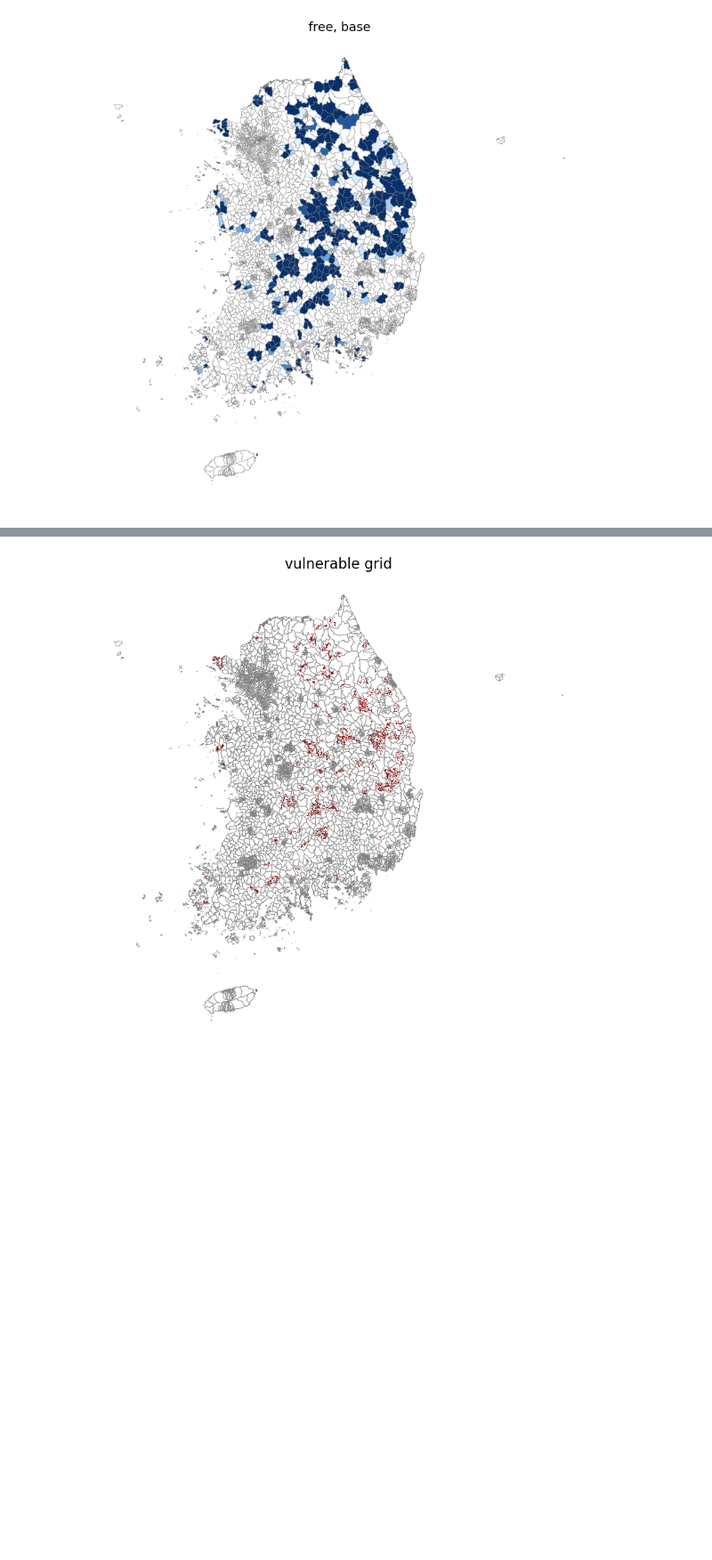
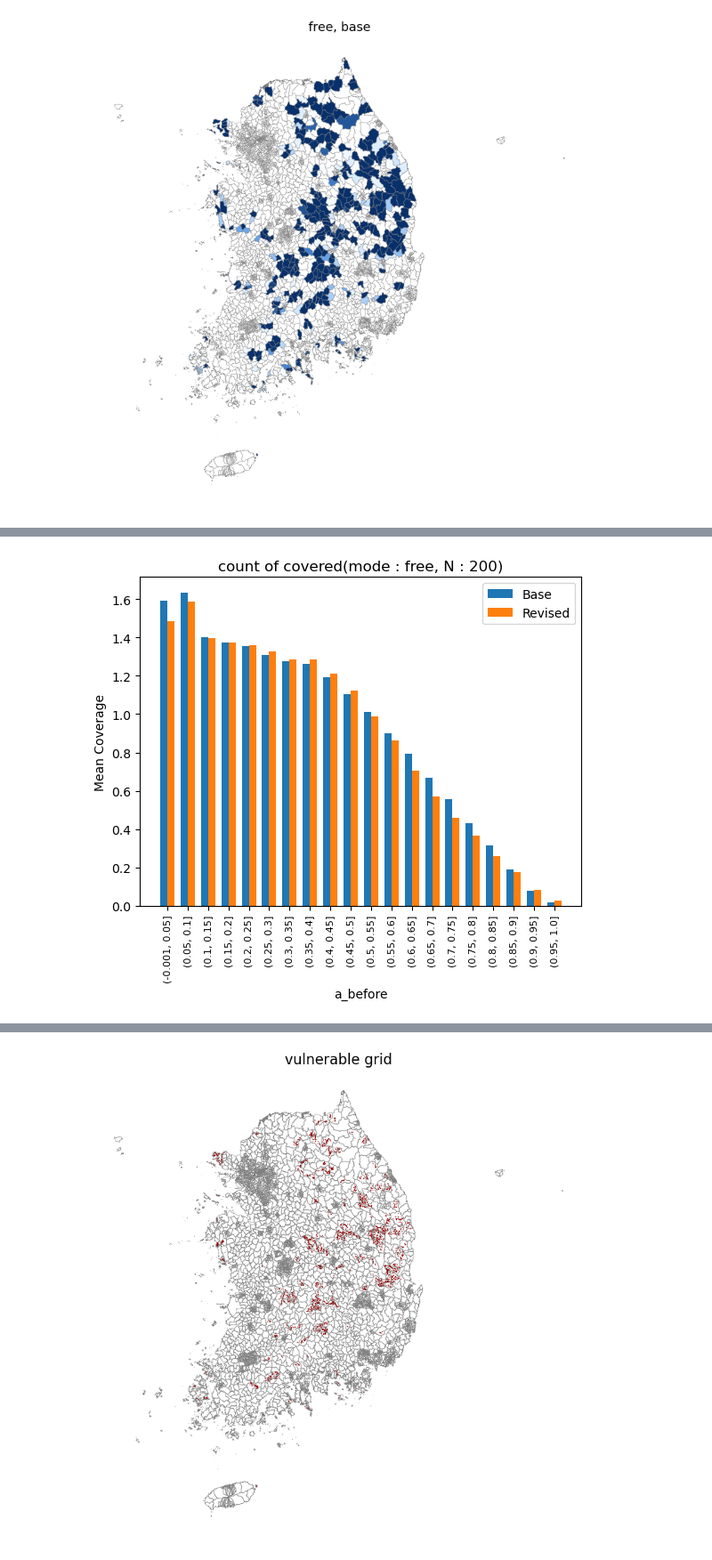
Before and after one commit to hshoon16/publichealth, a Jupyter notebook: analyze.ipynb, the cells around one changed output, grey strips where cells are left out. Shown at 89% size. Saved outputs shown, nothing was run; the diff lists cells and outputs as text; code cells hidden in the pictures; blank space fills up the shorter version.

```diff
--- a/analyze.ipynb
+++ b/analyze.ipynb
@@ -346,3 +345,5 @@ ax.scatter(
 plt.show()
 # %% [output]
 [figure]
+# %%
+grid_to_inst = {int(k): v for k, v in grid_to_inst.items()}
@@ -651,3 +564,19 @@ plt.show()
+# %%
+grid_cov_df = pd.DataFrame({
+    'grid_id': list(grid_covered.keys()),
+    'covered': list(grid_covered.values())
+})
+grid_cov_df['grid_id'] = grid_cov_df['grid_id'].astype(str)
+
+grid_cov_df_2 = pd.DataFrame({
+    'grid_id': list(grid_covered_2.keys()),
+    'covered': list(grid_covered_2.values())
+})
+grid_cov_df_2['grid_id'] = grid_cov_df_2['grid_id'].astype(str)
+# %%
+df_grid = df_grid.merge(grid_cov_df, on='grid_id', how='left')
+# %%
+df_grid_2 = df_grid_2.merge(grid_cov_df_2, on='grid_id', how='left')
 # %%
 fig, ax = plt.subplots(figsize=(12, 14))
 
@@ -707,0 +663,36 @@ plt.show()
+# %%
+summary = (
+    df_grid
+    .groupby('a_bin')
+    .agg(
+        mean_coverage=('covered', 'mean'),
+        n_grids=('covered', 'size')
+    )
+)
+
+summary_2 = (
+    df_grid_2
+    .groupby('a_bin')
+    .agg(
+        mean_coverage=('covered', 'mean'),
+        n_grids=('covered', 'size')
+    )
+)
+
+x = np.arange(len(summary.index))
+width = 0.35
+
+plt.figure()
+
+plt.bar(x - width/2, summary['mean_coverage'], width, label='Base')
+plt.bar(x + width/2, summary_2['mean_coverage'], width, label='Revised')
+
+plt.xticks(x, summary.index.astype(str), rotation=90, fontsize = 8)
+plt.ylabel("Mean Coverage")
+plt.xlabel("a_before")
+plt.legend()
+plt.title(f'count of covered(mode : {mode}, N : {n})')
+
+plt.show()
+# %% [output]
+[figure, added]
```
Also changed, not shown: parts of 11 cells of this notebook, 1 other file.
